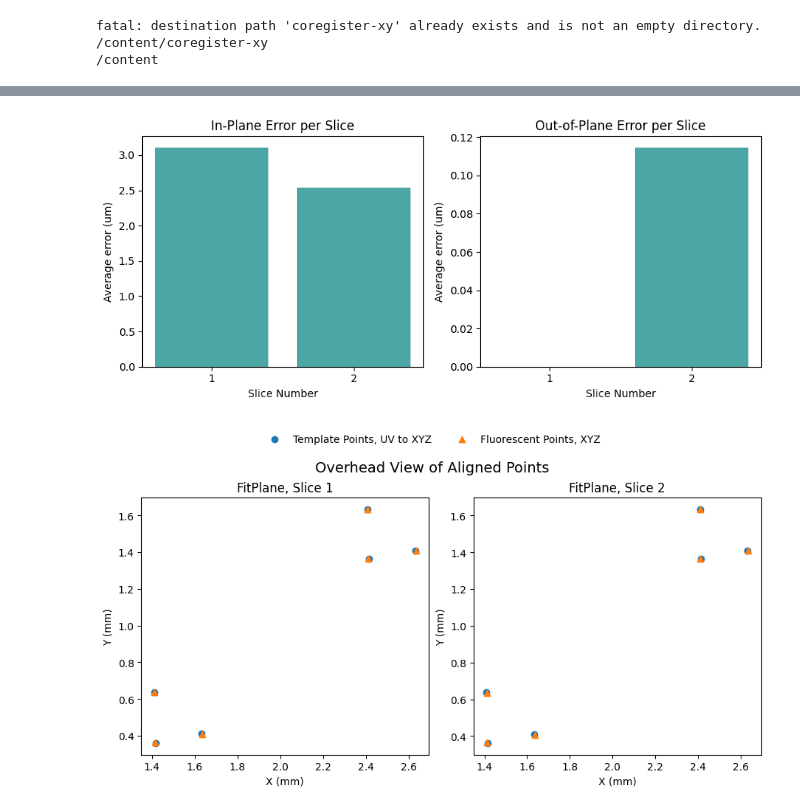
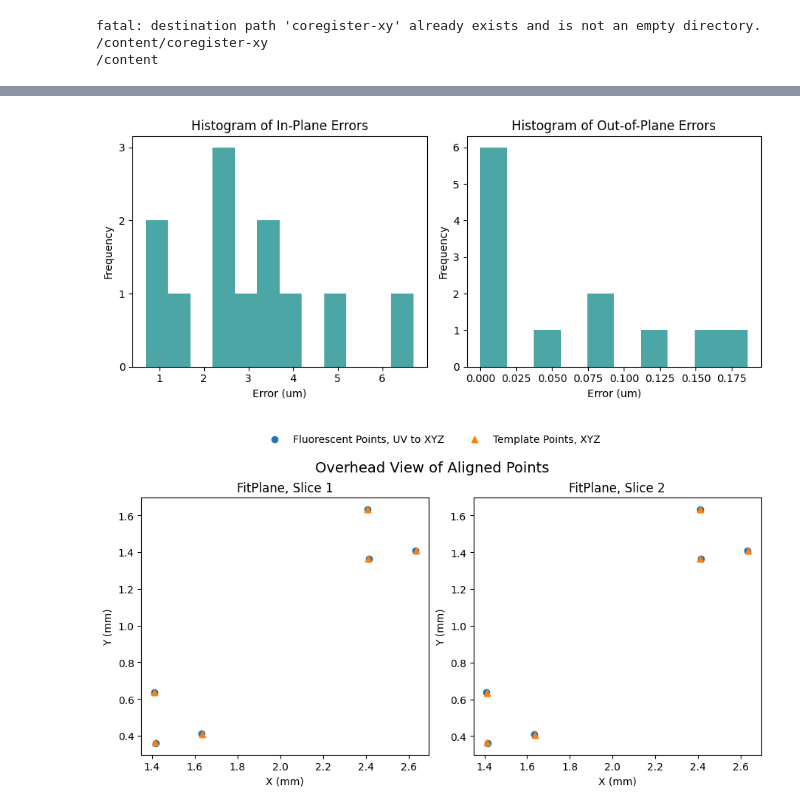
Before and after one commit to WinetraubLab/coregister-xy, a Jupyter notebook: coregister_xy.ipynb, the cells around one changed output, grey strips where cells are left out. Cells and saved outputs as stored; diff of their text form; code cells hidden in the pictures.

Commit message:
Add error histogram, reorganize code

```diff
--- a/coregister_xy.ipynb
+++ b/coregister_xy.ipynb
@@ -130,28 +148,37 @@ See output file planes_description.txt for plane_input lines to copy into the re
 # %%
 # @title Plot average error and overhead view of aligned points
 
-plt.figure(figsize=(9, 4))
+def plot_error_histogram(in_plane_err_mm_per_point, out_plane_err_mm_per_point):
+  # Flatten lists
+  in_plane_err_values = np.hstack(in_plane_err_mm_per_point) * 1000  # Convert to um
+  out_plane_err_values = np.hstack(out_plane_err_mm_per_point) * 1000
 
-# Subplot 1: In-Plane Errors
-plt.subplot(1, 2, 1)
-plt.bar(slice_idx, np.array(in_plane_err_all) * 1000, color='teal', alpha=0.7)
-plt.xlabel('Slice Number')
-plt.ylabel('Average error (um)')
-plt.title('In-Plane Error per Slice')
-plt.xticks(slice_idx)
+  plt.figure(figsize=(9, 4))
 
-# Subplot 2: Out-of-Plane Errors
-plt.subplot(1, 2, 2)
-plt.bar(slice_idx, np.array(out_plane_err_all) * 1000, color='teal', alpha=0.7)
-plt.xlabel('Slice Number')
-plt.ylabel('Average error (um)')
-plt.title('Out-of-Plane Error per Slice')
-plt.xticks(slice_idx)
+  # Set in-plane error bin width
+  in_bin_width = 0.5
+  bins_in_plane = np.arange(min(in_plane_err_values), max(in_plane_err_values) + in_bin_width, in_bin_width)
 
-plt.tight_layout()
-plt.show()
+  # Subplot 1: In-Plane Error Histogram
+  plt.subplot(1, 2, 1)
+  counts, bins, patches = plt.hist(in_plane_err_values, bins=bins_in_plane, color='teal', alpha=0.7)
+  plt.xlabel('Error (um)')
+  plt.ylabel('Frequency')
+  plt.title('Histogram of In-Plane Errors')
+  plt.yticks(np.arange(0, max(counts) + 1, step=1))
 
-def plot_overhead_view(slice_idx, template_points_xyz_all_planes, template_points_uv_all_planes, fps):
+  # Subplot 2: Out-of-Plane Error Histogram
+  plt.subplot(1, 2, 2)
+  counts, bins, patches = plt.hist(out_plane_err_values, bins=10, color='teal', alpha=0.7)
+  plt.xlabel('Error (um)')
+  plt.ylabel('Frequency')
+  plt.title('Histogram of Out-of-Plane Errors')
+  plt.yticks(np.arange(0, max(counts) + 1, step=1))  # Set y-axis to integers
+
+  plt.tight_layout()
+  plt.show()
+
+def plot_overhead_view(slice_idx, template_points_xyz_mm_all_planes, fluorescent_points_uv_pix_all_planes, fps):
     num_slices = len(slice_idx)
     cols = min(3, num_slices)  # Display in up to 3 columns
     rows = (num_slices // cols) + (num_slices % cols > 0)  # number of rows
@@ -161,43 +188,44 @@ def plot_overhead_view(slice_idx, template_points_xyz_all_planes, template_point
 
     # Store plot handles for a common legend
     handles, labels = [], []
 
     for idx, (slice_num, ax) in enumerate(zip(slice_idx, axes)):
-        template_points_xyz = template_points_xyz_all_planes[idx]
-        template_points_uv = template_points_uv_all_planes[idx]
+        template_points_xyz_mm = template_points_xyz_mm_all_planes[idx]
+        fluorescent_points_uv_pix = fluorescent_points_uv_pix_all_planes[idx]
         fp = fps[idx]
 
         # Convert UV points to XYZ
-        a = np.array([fp.get_xyz_from_uv(t) for t in template_points_uv])
+        a = np.array([fp.get_xyz_from_uv(t) for t in fluorescent_points_uv_pix])
 
         # Plot points
-        h1 = ax.scatter(a[:,0], a[:,1], label="Template Points, UV to XYZ")
-        h2 = ax.scatter(template_points_xyz[:, 0], template_points_xyz[:, 1],
-                        label="Fluorescent Points, XYZ", marker='^')
+        h1 = ax.scatter(a[:,0], a[:,1], label="Fluorescent Points, UV to XYZ")
+        h2 = ax.scatter(template_points_xyz_mm[:, 0], template_points_xyz_mm[:, 1],
+                        label="Template Points, XYZ", marker='^')
 
         # Collect handles for global legend (only once)
         if idx == 0:
             handles.extend([h1, h2])
-            labels.extend(["Template Points, UV to XYZ", "Fluorescent Points, XYZ"])
+            labels.extend(["Fluorescent Points, UV to XYZ", "Template Points, XYZ"])
 
         ax.set_xlabel("X (mm)")
         ax.set_ylabel("Y (mm)")
         ax.set_title(f"FitPlane, Slice {slice_num}")
 
     # Hide unused subplots if slices < total grid size
     for ax in axes[num_slices:]:
         ax.axis("off")
 
     # Add one common legend outside the subplots
     fig.legend(handles, labels, loc="upper center", bbox_to_anchor=(0.5, 1.1), ncol=2, frameon=False)
 
     plt.suptitle("Overhead View of Aligned Points", fontsize=14)
     plt.show()
 
-plot_overhead_view(slice_idx, template_points_xyz_all_planes, template_points_uv_all_planes, fps)
+plot_error_histogram(in_plane_err_mm_per_point, out_plane_err_mm_per_point)
+plot_overhead_view(slice_idx, template_points_xyz_mm_all_planes, fluorescent_points_uv_pix_all_planes, fps)
 # %% [output]
-[figure, old version]
+[figure, new version]
-[figure, old version]
+[figure, new version]
 # %%
 # @title Plot all best fit planes in 3D
 
```
Also changed, not shown: parts of 3 cells of this notebook.
